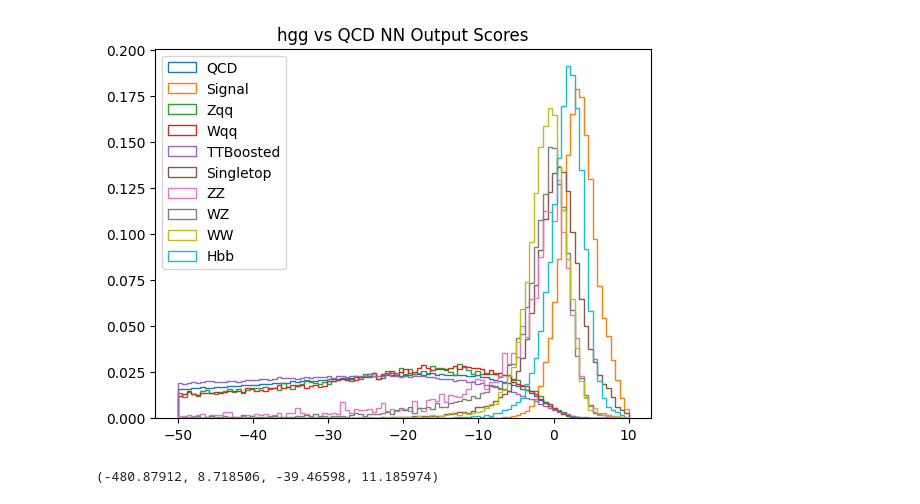
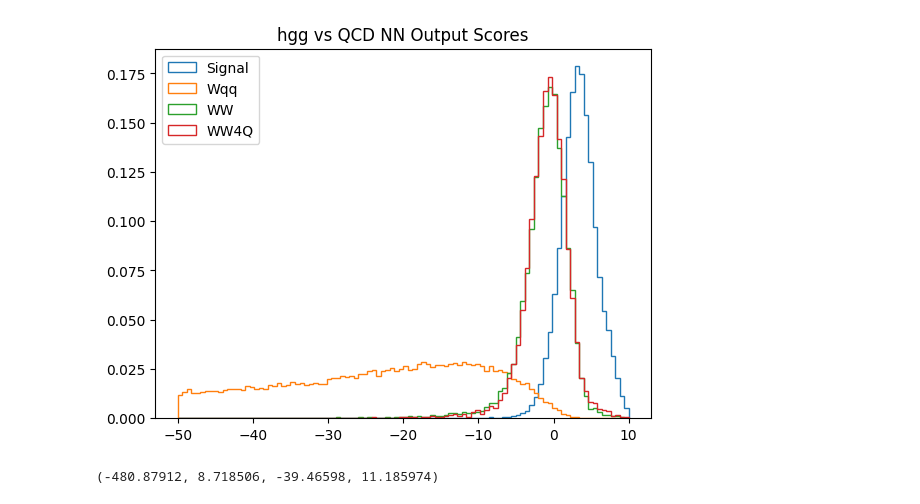
Before and after one commit to cmoore24-24/hgg, a Jupyter notebook: ml/ml_processor_work/hgg_ml_tools.ipynb, the cells around one changed output. Drawn from its saved outputs; the diff is of its cells as text; code cells hidden in the pictures.

```diff
--- a/ml/ml_processor_work/hgg_ml_tools.ipynb
+++ b/ml/ml_processor_work/hgg_ml_tools.ipynb
@@ -57,6 +57,7 @@ bkg_dict['singletop'] = bkg_read_in('singletop', msd_up, msd_down, pt_up, pt_dow
 bkg_dict['ww'] = bkg_read_in('ww', msd_up, msd_down, pt_up, pt_down)
 bkg_dict['wz'] = bkg_read_in('wz', msd_up, msd_down, pt_up, pt_down)
 bkg_dict['zz'] = bkg_read_in('zz', msd_up, msd_down, pt_up, pt_down)
+bkg_dict['ww4q'] = bkg_read_in('ww4q', msd_up, msd_down, pt_up, pt_down)
 if use == 'hgg':
     bkg_dict['hbb'] = bkg_read_in('hbb', msd_up, msd_down, pt_up, pt_down)
 # %%
@@ -99,6 +100,7 @@ singletop_score = a(bkg_dict['singletop'], scaler)[:,0]
 ww_score = a(bkg_dict['ww'], scaler)[:,0]
 wz_score = a(bkg_dict['wz'], scaler)[:,0]
 zz_score = a(bkg_dict['zz'], scaler)[:,0]
+ww4q_score = a(bkg_dict['ww4q'], scaler)[:,0]
 if use == 'hgg':
     hbb_score = a(bkg_dict['hbb'], scaler)[:,0]
 scores = {}
@@ -111,25 +113,27 @@ scores['singletop'] = singletop_score
 scores['ww'] = ww_score
 scores['wz'] = wz_score
 scores['zz'] = zz_score
+scores['ww4q'] = ww4q_score
 if use == 'hgg':
     scores['hbb'] = hbb_score
 # %%
-plt.hist(qcd_score, bins=100, range=(-50, 10), label='QCD', density=True, histtype='step')
+#plt.hist(qcd_score, bins=100, range=(-50, 10), label='QCD', density=True, histtype='step')
 plt.hist(sig_score, bins=100, range=(-50, 10), label='Signal', density=True, histtype='step')
-plt.hist(zqq_score, bins=100, range=(-50, 10), label='Zqq', density=True, histtype='step')
+#plt.hist(zqq_score, bins=100, range=(-50, 10), label='Zqq', density=True, histtype='step')
 plt.hist(wqq_score, bins=100, range=(-50, 10), label='Wqq', density=True, histtype='step')
-plt.hist(ttboosted_score, bins=100, range=(-50, 10), label='TTBoosted', density=True, histtype='step')
-plt.hist(singletop_score, bins=100, range=(-50, 10),  label='Singletop', density=True, histtype='step')
-plt.hist(zz_score, bins=100, range=(-50, 10), label='ZZ', density=True, histtype='step')
-plt.hist(wz_score, bins=100, range=(-50, 10), label='WZ', density=True, histtype='step')
+# plt.hist(ttboosted_score, bins=100, range=(-50, 10), label='TTBoosted', density=True, histtype='step')
+# plt.hist(singletop_score, bins=100, range=(-50, 10),  label='Singletop', density=True, histtype='step')
+# plt.hist(zz_score, bins=100, range=(-50, 10), label='ZZ', density=True, histtype='step')
+# plt.hist(wz_score, bins=100, range=(-50, 10), label='WZ', density=True, histtype='step')
 plt.hist(ww_score, bins=100, range=(-50, 10), label='WW', density=True, histtype='step')
-if use == 'hgg':
-    plt.hist(hbb_score, bins=100, range=(-50, 10), label='Hbb', density=True, histtype='step')
+plt.hist(ww4q_score, bins=100, range=(-50, 10), label='WW4Q', density=True, histtype='step')
+# if use == 'hgg':
+#     plt.hist(hbb_score, bins=100, range=(-50, 10), label='Hbb', density=True, histtype='step')
 plt.title(f'{use} vs QCD NN Output Scores')
 plt.legend()
 plt.show()
 # %% [output]
-[figure, old version]
+[figure, new version]
 # %%
 def msd_plotter(sample, sample_score, density, wp, fail):
     if fail:
```
Also changed, not shown: parts of 8 cells of this notebook, 14 other files.
